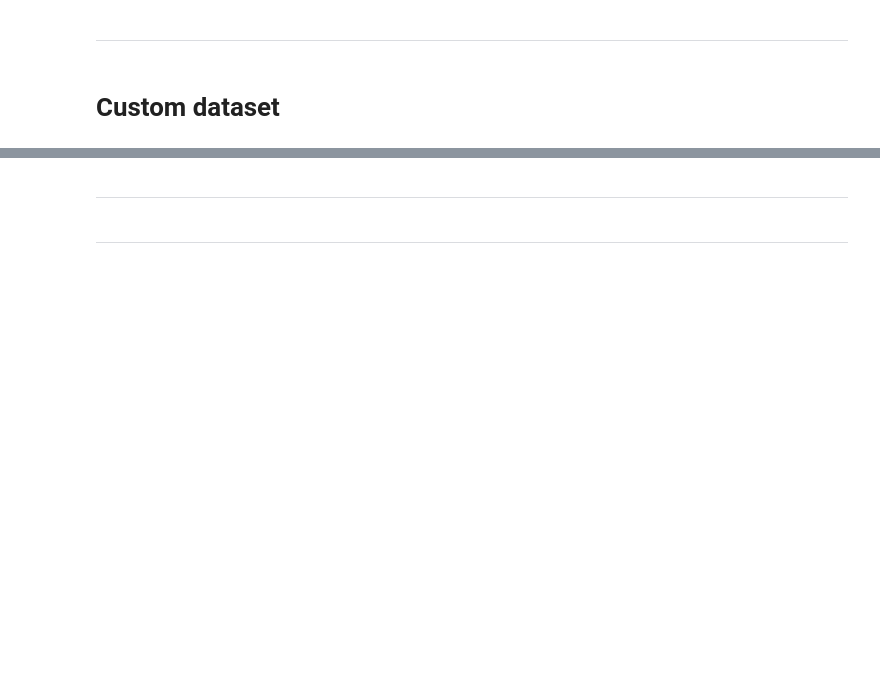
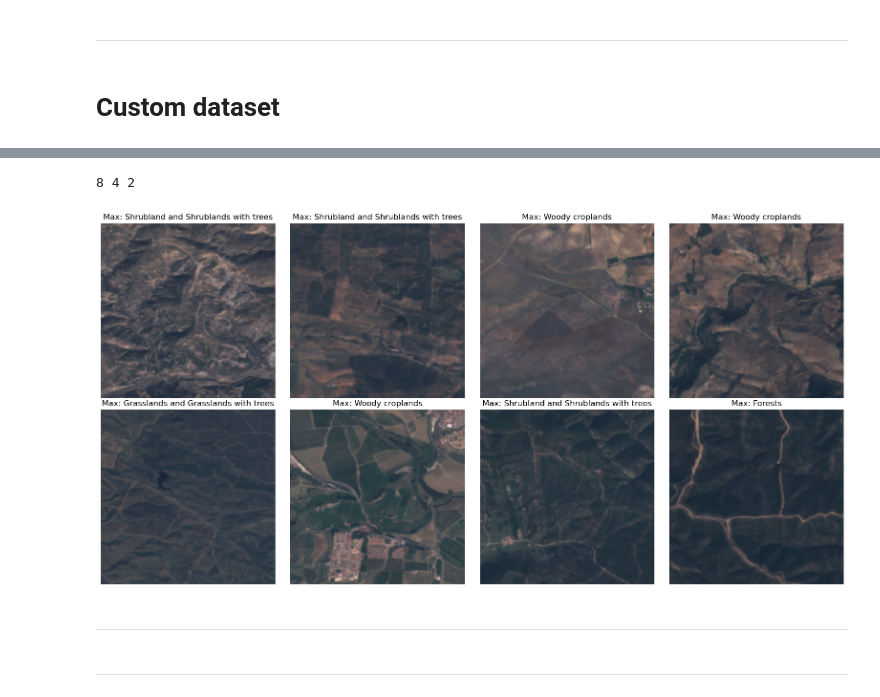
Before and after one commit to sfandres/ssl-overcome-supervised-rs, a Jupyter notebook: 03_2-PyTorch-Backbone_classifier.ipynb, the cells around one changed output, grey strips where cells are left out. Cells and saved outputs as stored; diff of their text form; code cells hidden in the pictures; blank space fills up the shorter version.

Commit message:
Update NB03_2 with custom dataset (fix torch.FloatTensor in labels) and show batch

```diff
--- a/03_2-PyTorch-Backbone_classifier.ipynb
+++ b/03_2-PyTorch-Backbone_classifier.ipynb
@@ -330,3 +350,7 @@ class AndaluciaDataset(Dataset):
+# %%
+transform = torchvision.transforms.Compose([
+    torchvision.transforms.ToTensor()
+])
 # %%
 # Load Andalucia dataset.
 andalucia_dataset = AndaluciaDataset(
@@ -355,8 +378,70 @@ andalucia_dataset = AndaluciaDataset(
 # %%
-dataloader_train = DataLoader(andalucia_dataset,
-                              batch_size=4,
-                              shuffle=True,
-                              num_workers=0)
+batch_size = 8
+dataloader = DataLoader(andalucia_dataset,
+                        batch_size=batch_size,
+                        shuffle=True,
+                        num_workers=0)
+# %%
+# def my_plotter(ax, data1, data2, param_dict):
+
+#     """
+#     Takes the "dataloader" and creates a figure with
+#     all the images in the first batch.
+
+#     Args:
+#         dataloader (PyTorch dataloader): the dataloader.
+
+#     Returns:
+#         A sorted list of the subdirectories with the full path.
+#     """
+
+
+# Calculate the number of columns and rows needed for the figure.
+num_images = dataloader.batch_size
+num_rows = int(num_images ** 0.5)
+num_cols = int(num_images / num_rows) + (num_images % num_rows > 0)
+print(num_images, num_cols, num_rows)
+
+# Iterate over batches.
+for i, batch in enumerate(dataloader):
+
+    # Batch is a tuple of inputs and targets.
+    inputs, targets = batch
+
+    # Create figure with subplots.
+    fig, axes = plt.subplots(nrows=num_rows,
+                             ncols=num_cols,
+                             figsize=(4*num_cols, 4*num_rows))
+
+    # Display images.
+    for j in range(batch_size):
+
+        # Get image and label from batch.
+        image = inputs[j]
+        label = targets[j]
+
+        # Get class name with the greatest abundance (multi-label).
+        class_name = andalucia_dataset.idx_to_class[int(torch.argmax(label))]
+
+        # Convert image from tensor to numpy array.
+        image = torch.permute(image, (1, 2, 0))  # [C, H, W] -> [H, W, C]
+
+        # Display image in subplot.
+        ax = axes[j // num_cols, j % num_cols]
+        ax.imshow(image)
+        ax.set_title(f'Max: {class_name}')
+        ax.axis('off')
+
+    # Show figure.
+    plt.tight_layout()
+    plt.show()
+
+    # Only one batch.
+    if i == 0:
+        break
+# %% [output]
+8 4 2
+[figure, added]
 # %% [markdown]
 ***
 # %% [markdown]
```
Also changed, not shown: parts of 4 cells of this notebook.
